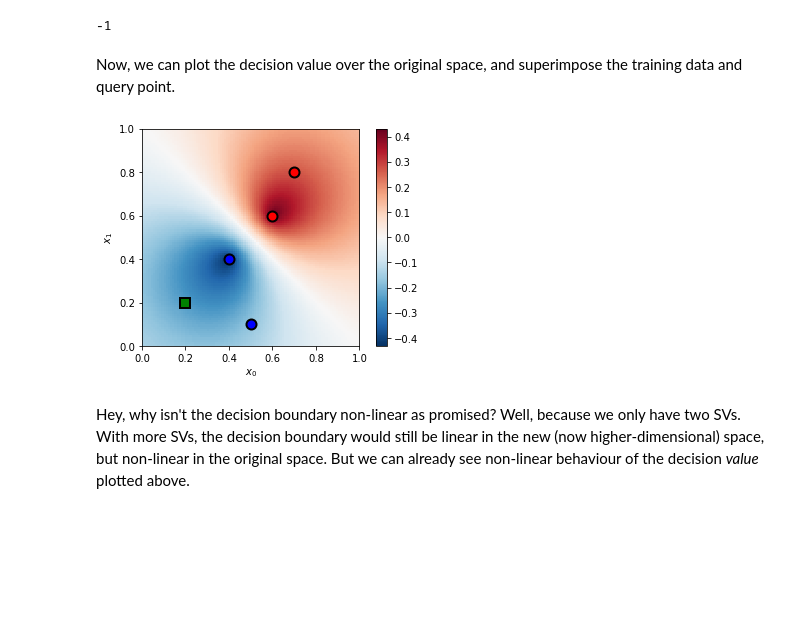
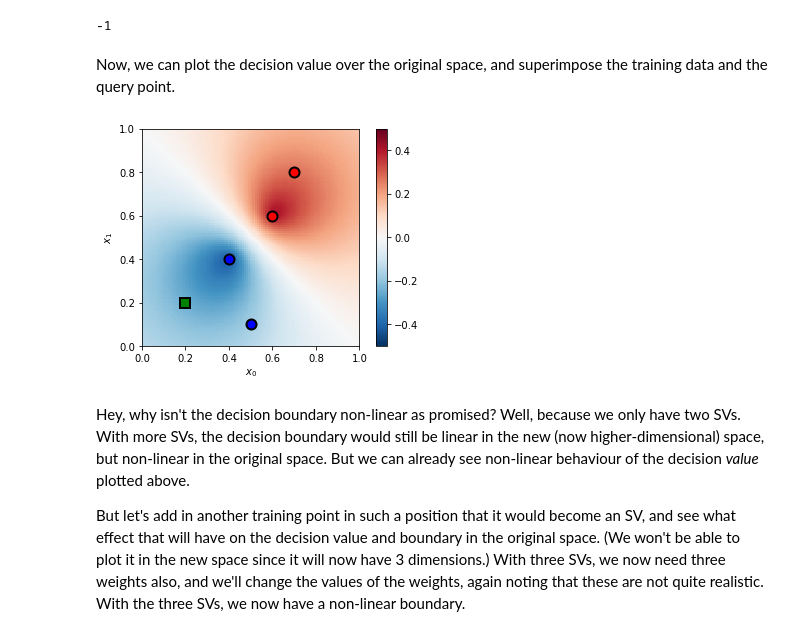
Before and after one commit to jmmcd/ML-snippets, a Jupyter notebook: SVM/SVM_implicit_feature_space.ipynb, the cells around one changed output. Saved outputs shown, nothing was run; the diff lists cells and outputs as text; code cells hidden in the pictures; blank space fills up the shorter version.

Commit message:
Added a diagram with non-linear boundary and small fixes.

```diff
--- a/SVM/SVM_implicit_feature_space.ipynb
+++ b/SVM/SVM_implicit_feature_space.ipynb
@@ -41,6 +43,6 @@ We'll use a Gaussian kernel $K_h$ with bandwidth $h$. That means that the value
 # %%
 def d(x, y):
-    return scipy.linalg.norm(x - y) # Euclidean distance
+    return np.linalg.norm(x - y) # Euclidean distance
 
 def K(x, y):
     h = 0.5
@@ -118,7 +125,7 @@ decision_function(q, SVs)
 # %% [output]
 -1
 # %% [markdown]
-Now, we can plot the decision value over the original space, and superimpose the training data and query point.
+Now, we can plot the decision value over the original space, and superimpose the training data and the query point.
 # %%
 g = 101
 grid = np.linspace(0, 1, g)
@@ -127,17 +134,17 @@ for i in range(g):
     for j in range(g):
         im[i, j] = decision_value((grid[i], grid[j]), SVs)
 # %%
-plt.imshow(im, origin='lower', extent=(0, 1, 0, 1), cmap='RdBu_r')
+plt.pcolor(grid, grid, im.T, cmap='RdBu_r', vmin=-0.5, vmax=+0.5)
 plt.colorbar()
 plt.plot(X[y_neg, 0], X[y_neg, 1], '.', c='b', markersize=20, mew=2, mec='k')
 plt.plot(X[y_pos, 0], X[y_pos, 1], '.', c='r', markersize=20, mew=2, mec='k')
 plt.plot(q[0], q[1], 's', c='g', markersize=10, mew=2, mec='k')
 plt.xlabel(r"$x_0$")
 plt.ylabel(r"$x_1$")
-plt.xlim((0, 1))
-plt.ylim((0, 1))
 plt.axes().set_aspect('equal')
 # %% [output]
-[figure, old version]
+[figure, new version]
 # %% [markdown]
 Hey, why isn't the decision boundary non-linear as promised? Well, because we only have two SVs. With more SVs, the decision boundary would still be linear in the new (now higher-dimensional) space, but non-linear in the original space. But we can already see non-linear behaviour of the decision *value* plotted above.
+
+But let's add in another training point in such a position that it would become an SV, and see what effect that will have on the decision value and boundary in the original space. (We won't be able to plot it in the new space since it will now have 3 dimensions.) With three SVs, we now need three weights also, and we'll change the values of the weights, again noting that these are not quite realistic. With the three SVs, we now have a non-linear boundary.
```
Also changed, not shown: parts of 8 cells of this notebook.
